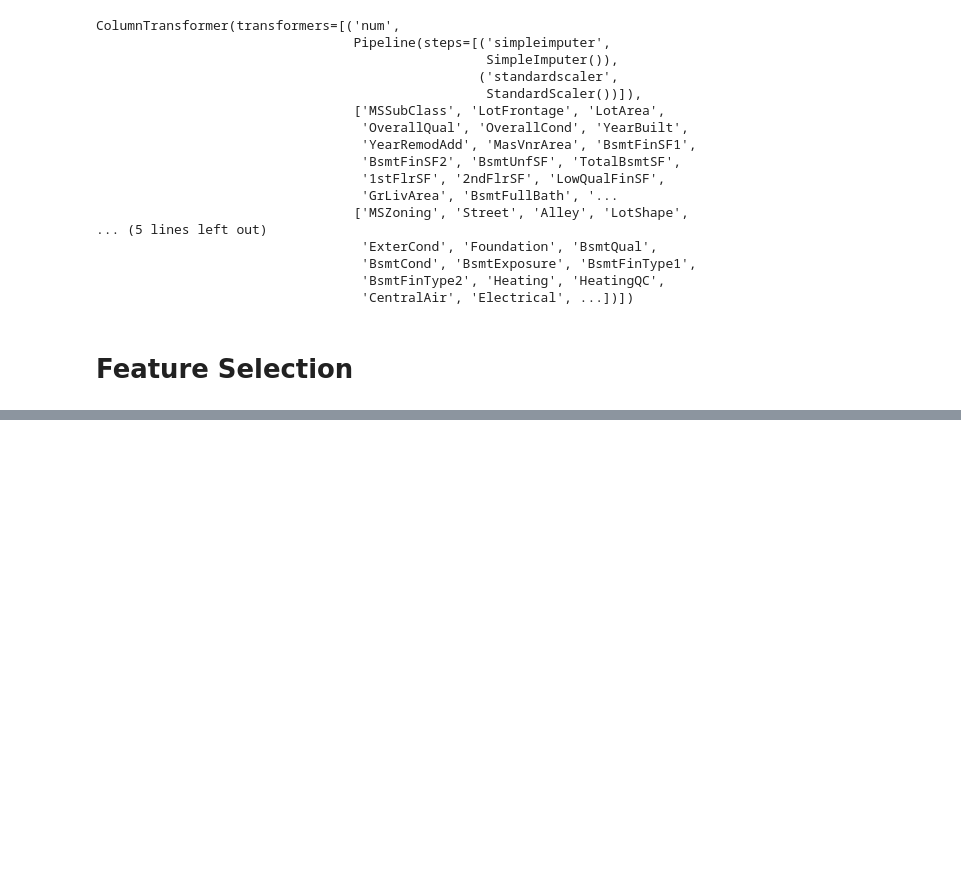
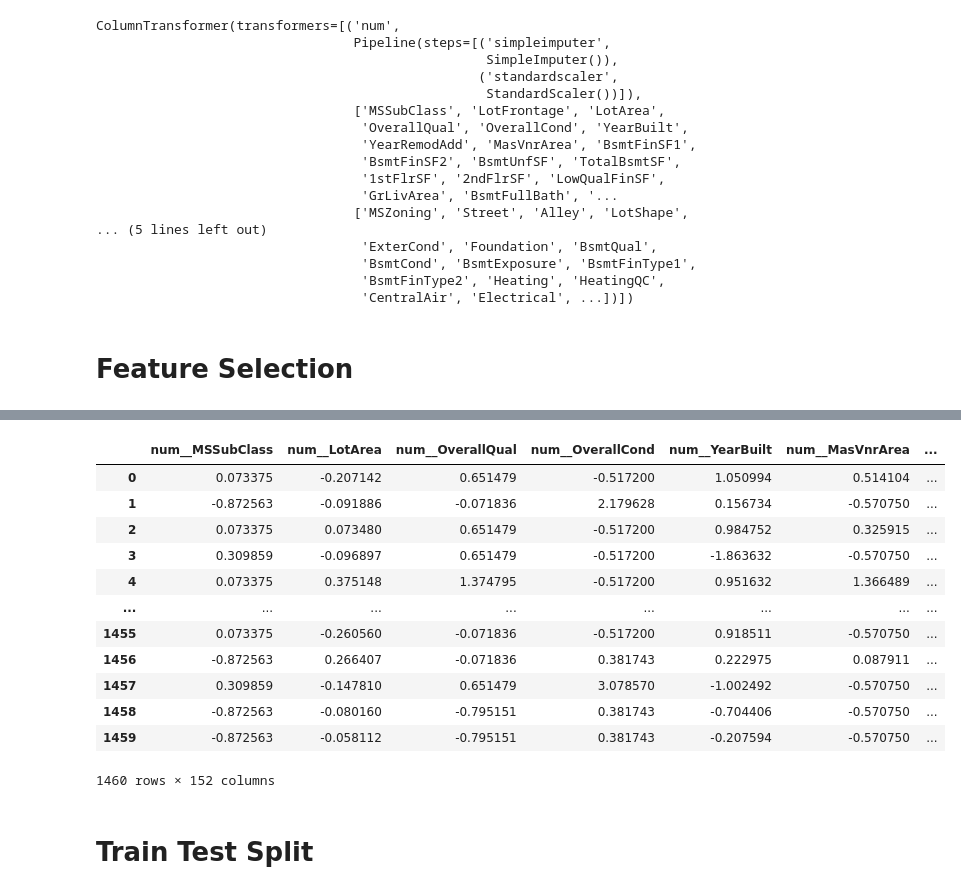
Before and after one commit to saurav13798/Machine-Learning, a Jupyter notebook: 6 Regression Project/RegProject.ipynb, the cells around one changed output, grey strips where cells are left out. Drawn from its saved outputs; the diff is of its cells as text; code cells hidden in the pictures; blank space fills up the shorter version.

```diff
--- a/6 Regression Project/RegProject.ipynb
+++ b/6 Regression Project/RegProject.ipynb
@@ -261,0 +389,17 @@ from sklearn.feature_selection import SequentialFeatureSelector
+# %%
+num_pipe2= make_pipeline(
+    SimpleImputer(strategy="median"),
+    StandardScaler()
+)
+# %%
+cat_pipe2 = make_pipeline(
+    SimpleImputer(strategy="constant", fill_value="Not_Avl"),
+    OneHotEncoder(handle_unknown="ignore",sparse_output=False)
+)
+# %%
+pre2 = ColumnTransformer(
+    [
+        ("num",num_pipe2,con_sel),
+        ("cat",cat_pipe2,cat_sel)
+    ]
+).set_output(transform="pandas")
@@ -261,0 +426,19 @@ from sklearn.feature_selection import SequentialFeatureSelector
+# %%
+X_sel_pre = pre2.fit_transform(X_sel)
+X_sel_pre
+# %% [output]
+|  | num__MSSubClass | num__LotArea | num__OverallQual | num__OverallCond | num__YearBuilt | num__MasVnrArea | ... |
+| 0 | 0.073375 | -0.207142 | 0.651479 | -0.517200 | 1.050994 | 0.514104 | ... |
+| 1 | -0.872563 | -0.091886 | -0.071836 | 2.179628 | 0.156734 | -0.570750 | ... |
+| 2 | 0.073375 | 0.073480 | 0.651479 | -0.517200 | 0.984752 | 0.325915 | ... |
+| 3 | 0.309859 | -0.096897 | 0.651479 | -0.517200 | -1.863632 | -0.570750 | ... |
+| 4 | 0.073375 | 0.375148 | 1.374795 | -0.517200 | 0.951632 | 1.366489 | ... |
+| ... | ... | ... | ... | ... | ... | ... | ... |
+| 1455 | 0.073375 | -0.260560 | -0.071836 | -0.517200 | 0.918511 | -0.570750 | ... |
+| 1456 | -0.872563 | 0.266407 | -0.071836 | 0.381743 | 0.222975 | 0.087911 | ... |
+| 1457 | 0.309859 | -0.147810 | 0.651479 | 3.078570 | -1.002492 | -0.570750 | ... |
+| 1458 | -0.872563 | -0.080160 | -0.795151 | 0.381743 | -0.704406 | -0.570750 | ... |
+| 1459 | -0.872563 | -0.058112 | -0.795151 | 0.381743 | -0.207594 | -0.570750 | ... |
+1460 rows × 152 columns
+# %% [markdown]
+# Train Test Split
```
Also changed, not shown: parts of 62 cells of this notebook, 1 other file.
